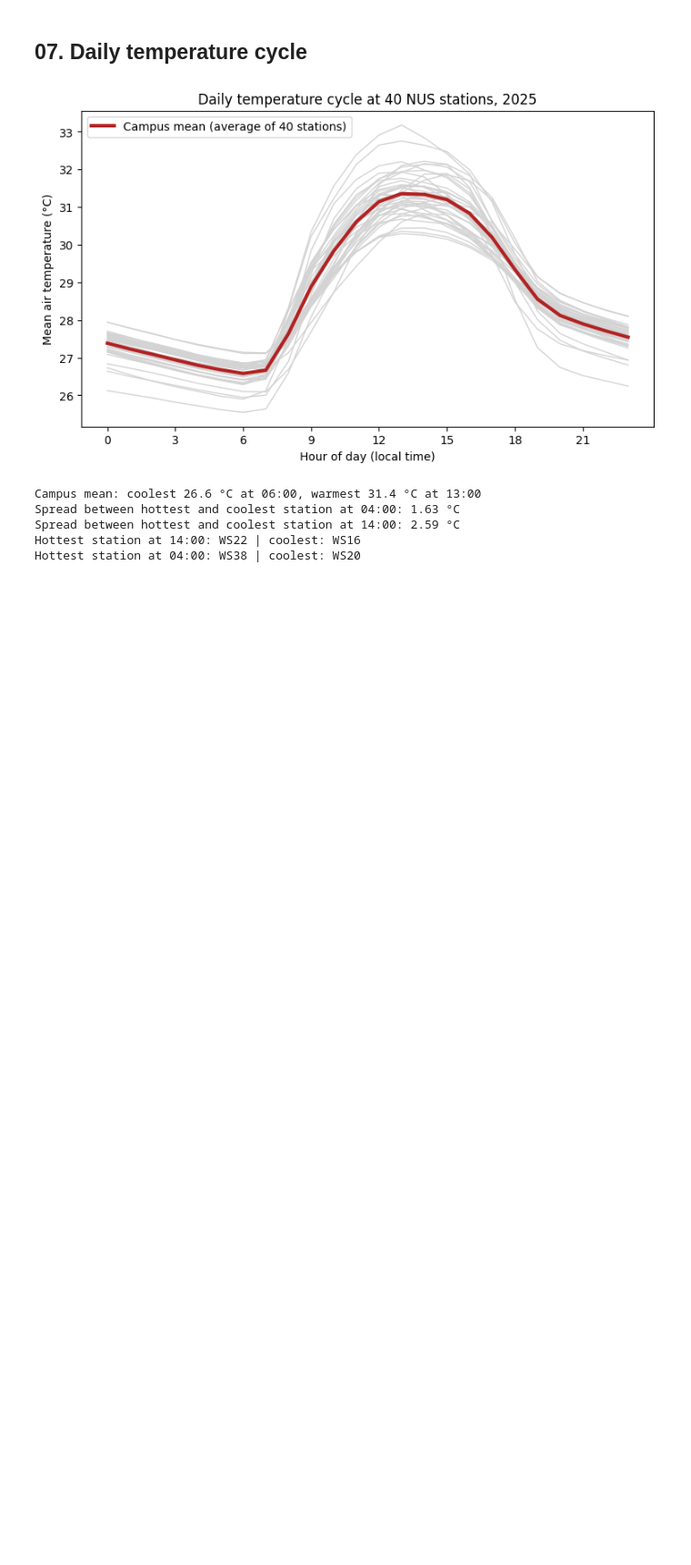
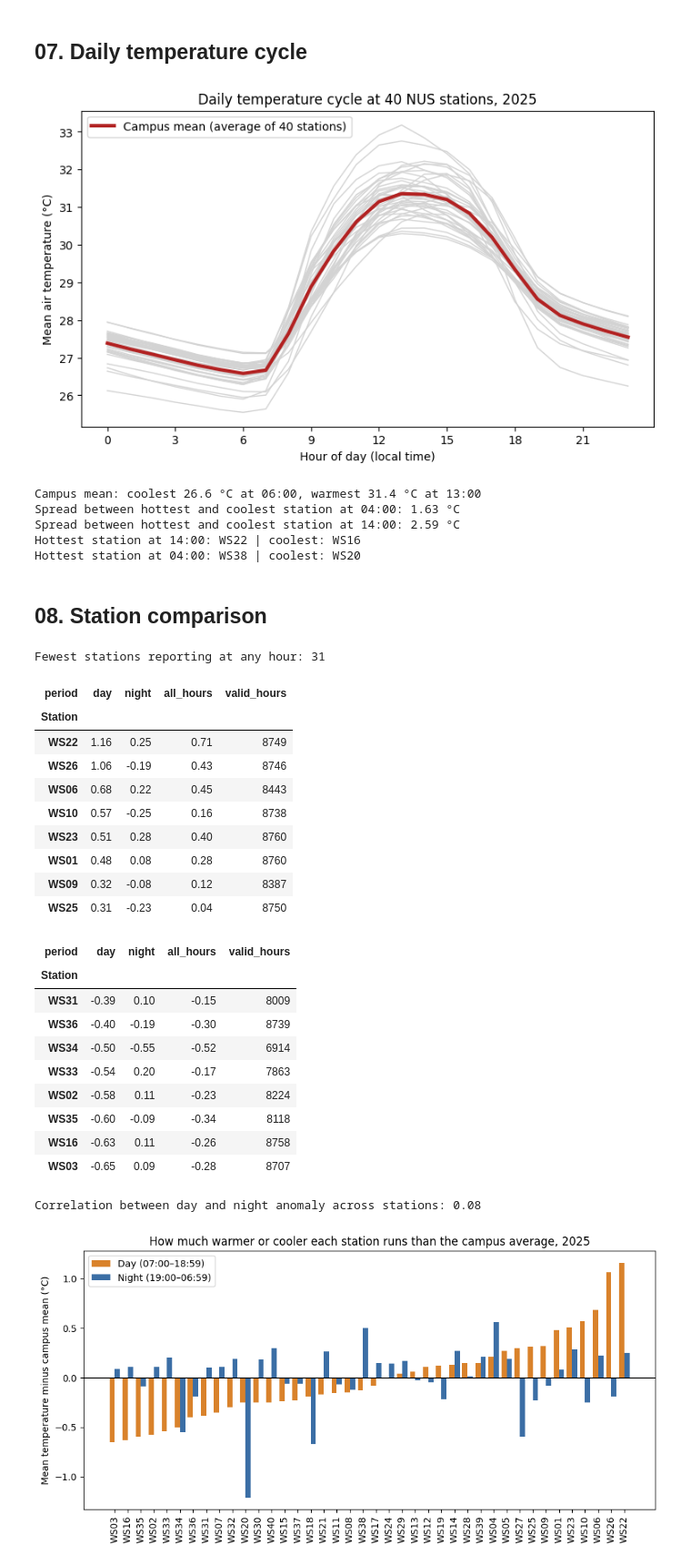
Before and after one commit to fabianhuang54/BPS5231-Spatial-Intelligence-for-Urban-Greening, a Jupyter notebook: notebooks/01_weather_eda.ipynb, the cells around one changed output. Shown at 91% size. Drawn from its saved outputs; the diff is of its cells as text; code cells hidden in the pictures; blank space fills up the shorter version.

Commit message:
Add station comparison using hourly anomaly from campus mean
Co-Authored-By: Claude Sonnet 5.5 <noreply@anthropic.com>

```diff
--- a/notebooks/01_weather_eda.ipynb
+++ b/notebooks/01_weather_eda.ipynb
@@ -296,3 +296,65 @@ Spread between hottest and coolest station at 04:00: 1.63 °C
 Spread between hottest and coolest station at 14:00: 2.59 °C
 Hottest station at 14:00: WS22 | coolest: WS16
 Hottest station at 04:00: WS38 | coolest: WS20
+# %% [markdown]
+## 08. Station comparison
+# %%
+# How many stations were reporting at each timestamp, and the campus mean at that time
+clean["n_reporting"] = clean.groupby("datetime")["temp"].transform("count")
+clean["campus_temp"] = clean.groupby("datetime")["temp"].transform("mean")
+clean["anomaly"] = clean["temp"] - clean["campus_temp"]
+
+# Day = 07:00–18:59, night = 19:00–06:59
+clean["period"] = np.where(clean["hour"].between(7, 18), "day", "night")
+
+print("Fewest stations reporting at any hour:", clean["n_reporting"].min())
+# %% [output]
+Fewest stations reporting at any hour: 31
+# %%
+anom = clean.groupby(["Station", "period"])["anomaly"].mean().unstack().round(2)
+anom["all_hours"] = clean.groupby("Station")["anomaly"].mean().round(2)
+anom["valid_hours"] = clean.groupby("Station")["temp"].count()
+anom = anom.sort_values("day", ascending=False)
+
+display(anom.head(8))
+display(anom.tail(8))
+print("Correlation between day and night anomaly across stations:",
+      round(anom["day"].corr(anom["night"]), 2))
+
+plot_df = anom.sort_values("day")
+x = np.arange(len(plot_df))
+w = 0.4
+fig, ax = plt.subplots(figsize=(11, 5))
+ax.bar(x - w/2, plot_df["day"],   w, label="Day (07:00–18:59)",   color="#d9822b")
+ax.bar(x + w/2, plot_df["night"], w, label="Night (19:00–06:59)", color="#3b6ea5")
+ax.axhline(0, color="black", linewidth=0.8)
+ax.set_xticks(x)
+ax.set_xticklabels(plot_df.index, rotation=90)
+ax.set_ylabel("Mean temperature minus campus mean (°C)")
+ax.set_title("How much warmer or cooler each station runs than the campus average, 2025")
+ax.legend()
+fig.savefig("../outputs/figures/station_anomaly.png", dpi=200, bbox_inches="tight")
+plt.show()
+# %% [output]
+| period | day | night | all_hours | valid_hours |
+| Station |  |  |  |  |
+| WS22 | 1.16 | 0.25 | 0.71 | 8749 |
+| WS26 | 1.06 | -0.19 | 0.43 | 8746 |
+| WS06 | 0.68 | 0.22 | 0.45 | 8443 |
+| WS10 | 0.57 | -0.25 | 0.16 | 8738 |
+| WS23 | 0.51 | 0.28 | 0.40 | 8760 |
+| WS01 | 0.48 | 0.08 | 0.28 | 8760 |
+| WS09 | 0.32 | -0.08 | 0.12 | 8387 |
+| WS25 | 0.31 | -0.23 | 0.04 | 8750 |
+| period | day | night | all_hours | valid_hours |
+| Station |  |  |  |  |
+| WS31 | -0.39 | 0.10 | -0.15 | 8009 |
+| WS36 | -0.40 | -0.19 | -0.30 | 8739 |
+| WS34 | -0.50 | -0.55 | -0.52 | 6914 |
+| WS33 | -0.54 | 0.20 | -0.17 | 7863 |
+| WS02 | -0.58 | 0.11 | -0.23 | 8224 |
+| WS35 | -0.60 | -0.09 | -0.34 | 8118 |
+| WS16 | -0.63 | 0.11 | -0.26 | 8758 |
+| WS03 | -0.65 | 0.09 | -0.28 | 8707 |
+Correlation between day and night anomaly across stations: 0.08
+[figure, added]
```
Also changed, not shown: 1 other file.
